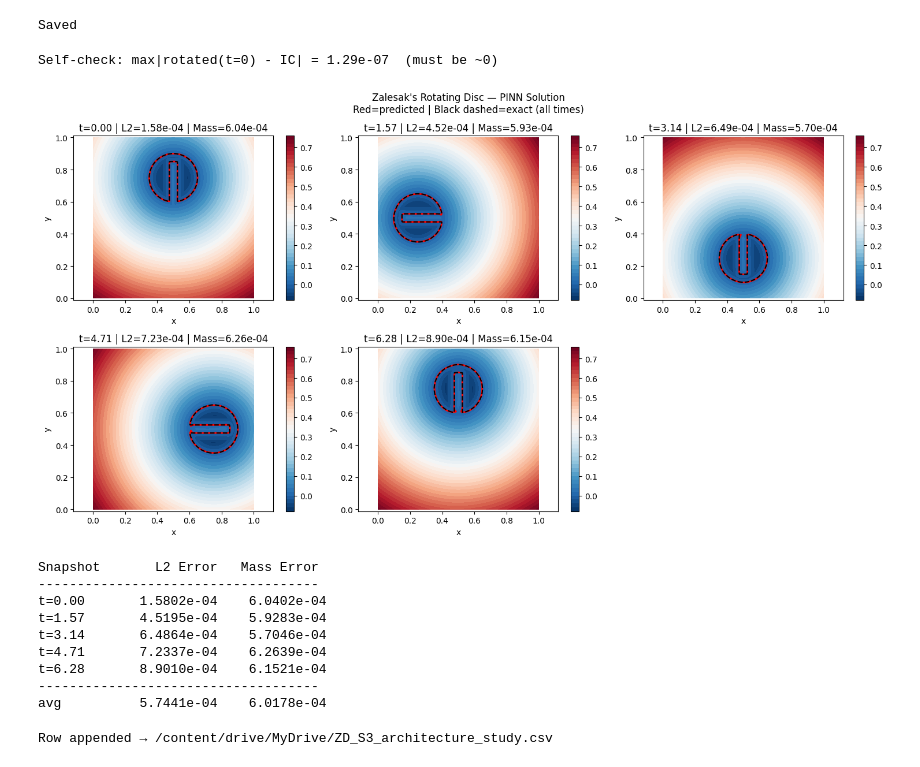
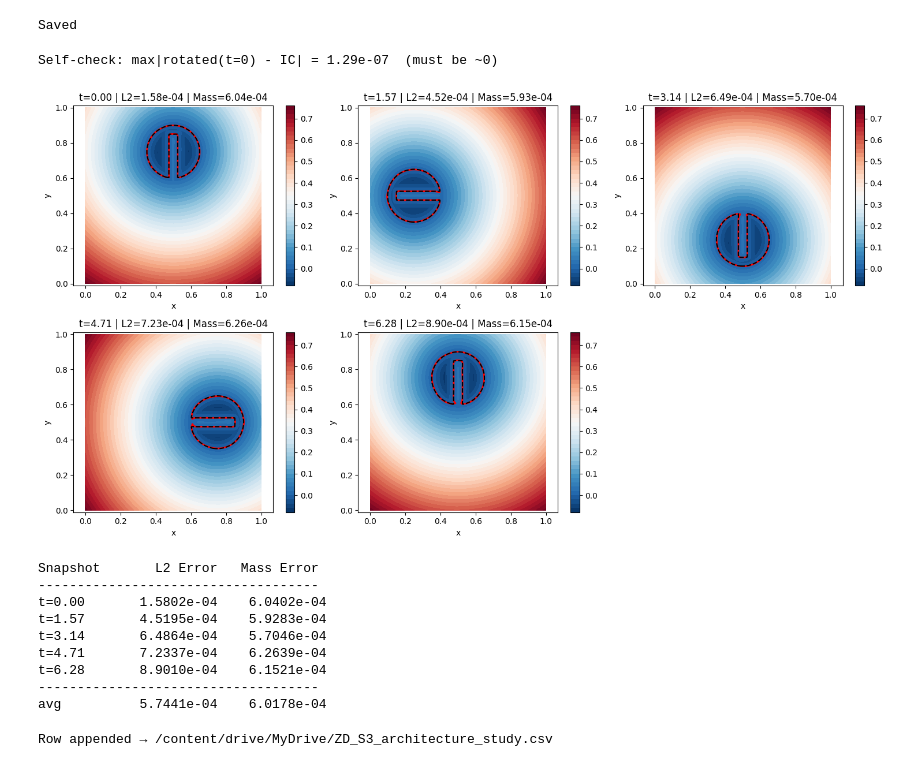
Before and after one commit to AkbarTheAnalyst/pinn-level-set, a Jupyter notebook: ZD_S3_architecture_study/ZD_S3_exp06.ipynb, the cells around one changed output. Saved outputs shown, nothing was run; the diff lists cells and outputs as text; code cells hidden in the pictures.

```diff
--- a/ZD_S3_architecture_study/ZD_S3_exp06.ipynb
+++ b/ZD_S3_architecture_study/ZD_S3_exp06.ipynb
@@ -516,37 +517,34 @@ for i, t_val in enumerate(times):
         phi_pinn = model(XYT).cpu().numpy().reshape(nx, nx)
 
     phi_ref_t          = exact_phi_rotated(X, Y, t_val)
     L2_err, mass_err   = compute_errors(phi_pinn, phi_ref_t, dx, dy)
     l2_errors.append(L2_err)
     mass_errors.append(mass_err)
 
     plt.subplot(2, 3, i + 1)
     plt.contourf(X, Y, phi_pinn, levels=50, cmap='RdBu_r')
     plt.colorbar()
     plt.contour(X, Y, phi_pinn,  levels=[0], colors='red',
                 linewidths=2)
     plt.contour(X, Y, phi_ref_t, levels=[0], colors='black',
                 linewidths=1.5, linestyles='--')
     plt.title(f't={t_val:.2f} | L2={L2_err:.2e} | Mass={mass_err:.2e}')
     plt.xlabel('x'); plt.ylabel('y')
     plt.axis('equal')
 
-plt.suptitle("Zalesak's Rotating Disc — PINN Solution\n"
-             "Red=predicted | Black dashed=exact (all times)",
-             fontsize=12)
 plt.tight_layout()
 plt.savefig('/content/drive/MyDrive/fig_evaluation_ZD_S3_exp06.png', dpi=150, bbox_inches='tight')
 plt.show()
 
 print(f"\n{'Snapshot':<10} {'L2 Error':>12} {'Mass Error':>12}")
 print("-" * 36)
 for t_val, l2, mass in zip(times, l2_errors, mass_errors):
     print(f"t={t_val:<7.2f}  {l2:>12.4e}  {mass:>12.4e}")
 print("-" * 36)
 print(f"{'avg':<10} {np.mean(l2_errors):>12.4e}  {np.mean(mass_errors):>12.4e}")
 # %% [output]
 Self-check: max|rotated(t=0) - IC| = 1.29e-07  (must be ~0)
-[figure, old version]
+[figure, new version]
 Snapshot       L2 Error   Mass Error
 ------------------------------------
 t=0.00       1.5802e-04    6.0402e-04
```
Also changed, not shown: parts of 2 cells of this notebook.
